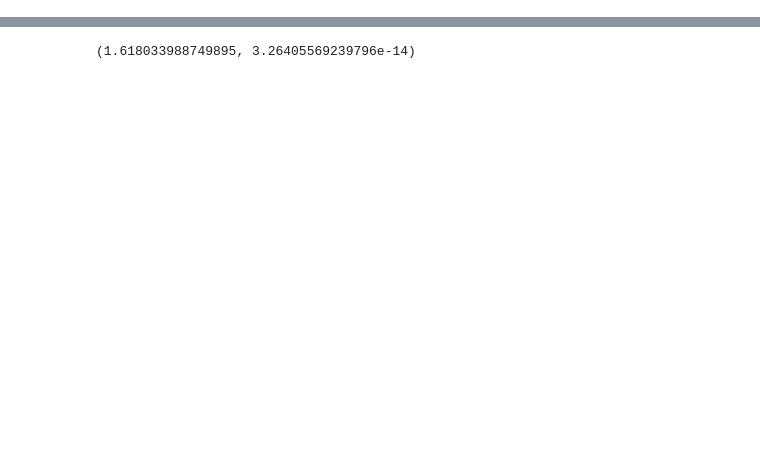
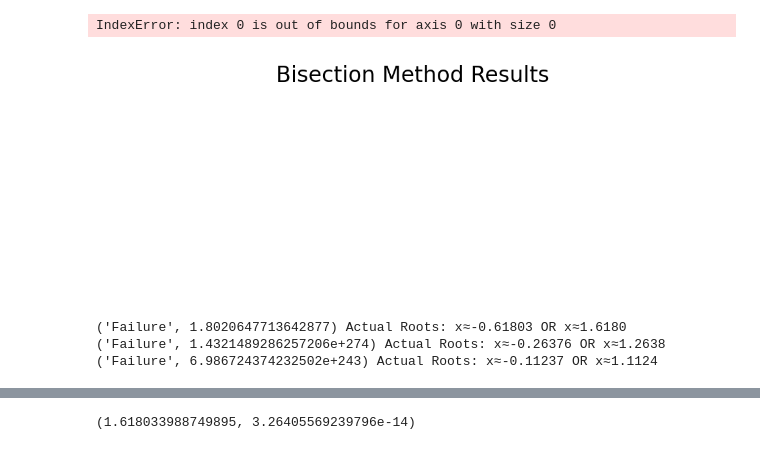
Before and after one commit to AshKhanNY/CS_301, a Jupyter notebook: Final Project/Shameem_Azwad.ipynb, the cells around one changed output, grey strips where cells are left out. Saved outputs shown, nothing was run; the diff lists cells and outputs as text; code cells hidden in the pictures; blank space fills up the shorter version.

```diff
--- a/Final Project/Shameem_Azwad.ipynb
+++ b/Final Project/Shameem_Azwad.ipynb
@@ -402,0 +85,15 @@ plt.show()
+# %%
+# Bisection Method Table
+fig, ax = plt.subplots(dpi=200, figsize = (6,2))
+fig.patch.set_visible(False)
+ax.axis('off')
+ax.axis('tight')
+ax.set_title("Bisection Method Results")
+df = pd.DataFrame({equations[0] : results[0:5], equations[1] : results[5: 10], equations[2] : results[10 : 15],
+                   equations[3] : results[15 : 20], equations[4] : results[20:25], equations[5] : results[25:30]})
+ax.table(cellText=df.values, rowLabels=["Outcome", "Output", "Error", "Iterations", "Time (seconds)"], colLabels=df.columns, cellLoc='center', loc='center')
+fig.tight_layout()
+plt.show()
+# %% [output]
+IndexError: index 0 is out of bounds for axis 0 with size 0
+[figure, added]
@@ -402,0 +114,12 @@ plt.show()
+# %%
+# Testing Fixed Point Iteration With 2nd Degree Polynomials
+print(record_results(fixed_point_iteration, lambda x:x**2-x-1, -.61, None, None, 0.01, max_iterations, results, ax[0], equations[0], solutions[0])[0:2],
+      "Actual Roots: x≈-0.61803 OR x≈1.6180")
+print(record_results(fixed_point_iteration, lambda x:3*x**2-3*x-1, -.26, None, None, 0.01, 12, results, ax[1], equations[1], solutions[1])[0:2],
+      "Actual Roots: x≈-0.26376 OR x≈1.2638")
+print(record_results(fixed_point_iteration, lambda x:8*x**2-8*x-1, -.11, None, None, 0.01, 11, results, ax[2], equations[2], solutions[2])[0:2],
+      "Actual Roots: x≈-0.11237 OR x≈1.1124")
+# %% [output]
+('Failure', 1.8020647713642877) Actual Roots: x≈-0.61803 OR x≈1.6180
+('Failure', 1.4321489286257206e+274) Actual Roots: x≈-0.26376 OR x≈1.2638
+('Failure', 6.986724374232502e+243) Actual Roots: x≈-0.11237 OR x≈1.1124
```
Also changed, not shown: parts of 49 cells of this notebook.
